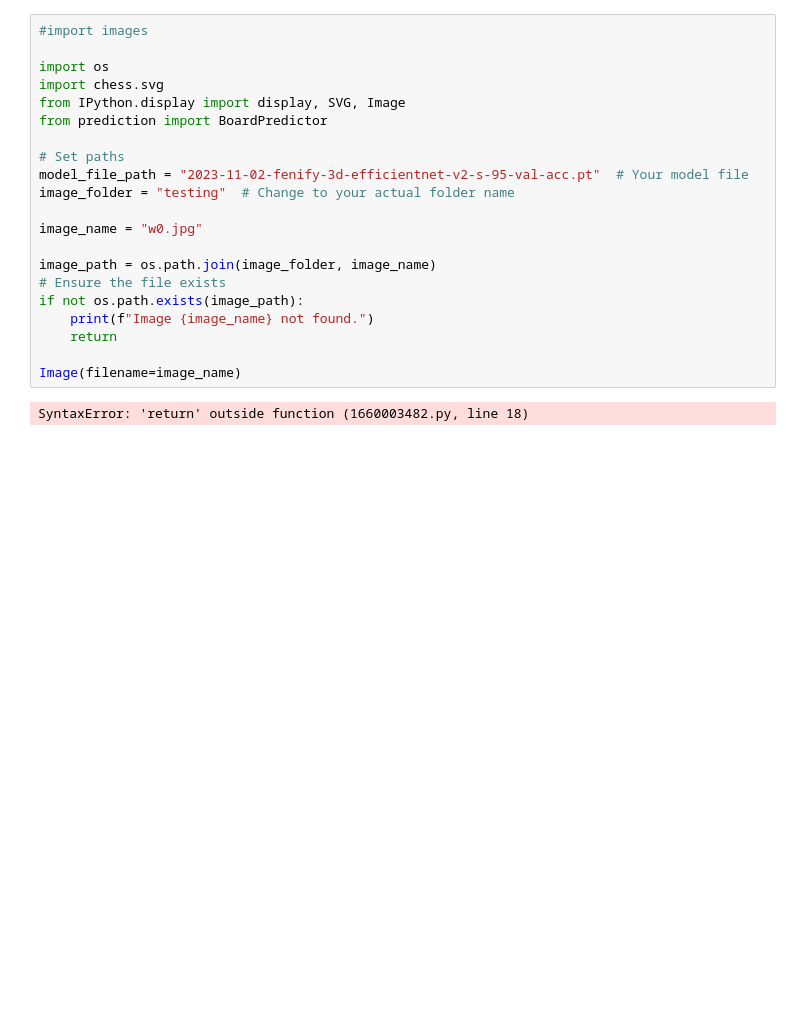
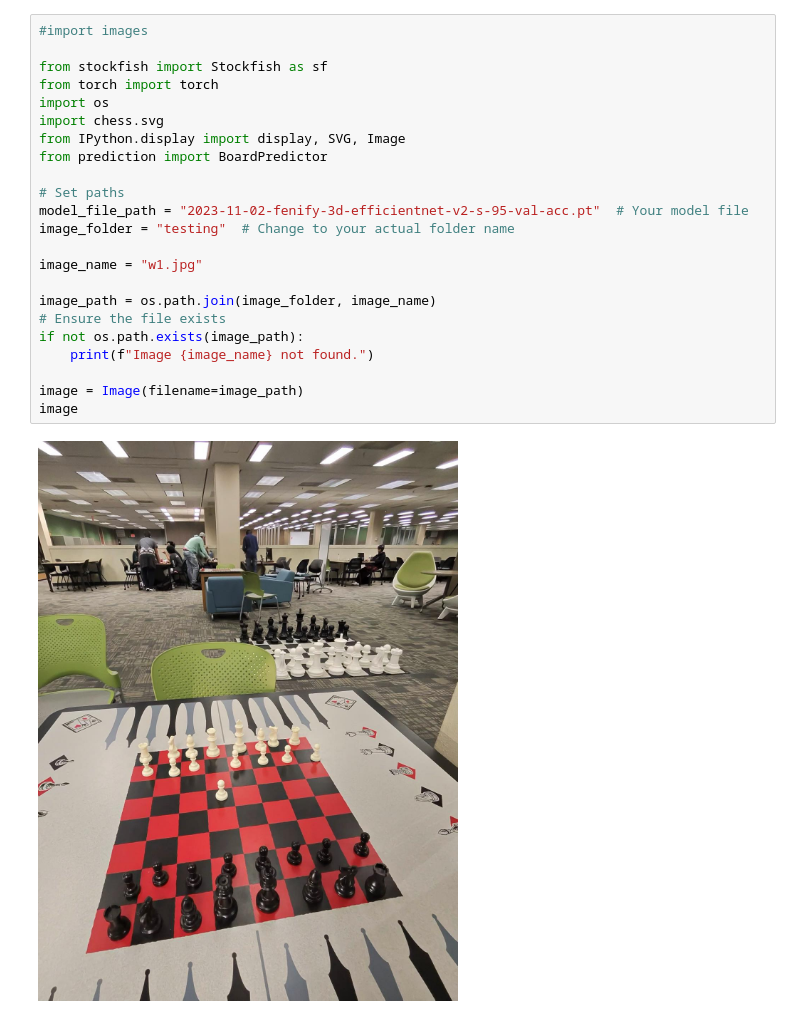
Before and after one commit to Relaxolotl07/hacktams25, a Jupyter notebook: IMG_to_FEN.ipynb, the cells around one changed output. Saved outputs shown, nothing was run; the diff lists cells and outputs as text; blank space fills up the shorter version.

```diff
--- a/IMG_to_FEN.ipynb
+++ b/IMG_to_FEN.ipynb
@@ -24,25 +13,27 @@ Successfully installed lightning-utilities-0.12.0 pytorch-lightning-2.5.0.post0
 # %%
 #import images
 
+from stockfish import Stockfish as sf
+from torch import torch
 import os
 import chess.svg
 from IPython.display import display, SVG, Image
 from prediction import BoardPredictor
 
 # Set paths
 model_file_path = "2023-11-02-fenify-3d-efficientnet-v2-s-95-val-acc.pt"  # Your model file
 image_folder = "testing"  # Change to your actual folder name
 
-image_name = "w0.jpg"
+image_name = "w1.jpg"
 
 image_path = os.path.join(image_folder, image_name)
 # Ensure the file exists
 if not os.path.exists(image_path):
     print(f"Image {image_name} not found.")
-    return
 
-Image(filename=image_name)
+image = Image(filename=image_path)
+image
 # %% [output]
-SyntaxError: 'return' outside function (1660003482.py, line 18)
+[figure, added]
 # %%
 #preprocess and crop images
```
Also changed, not shown: parts of 3 cells of this notebook.
